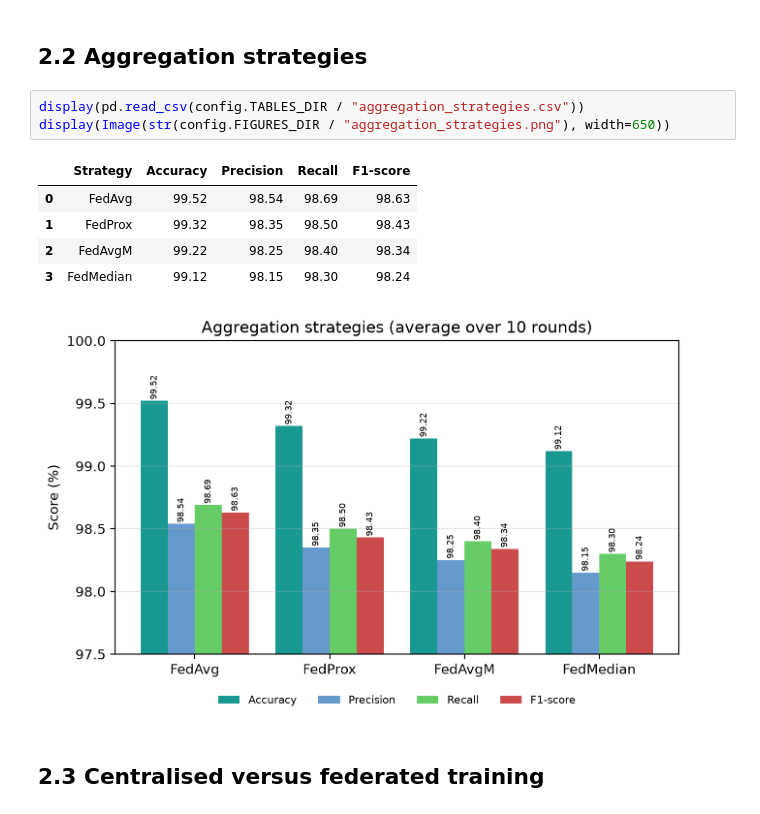
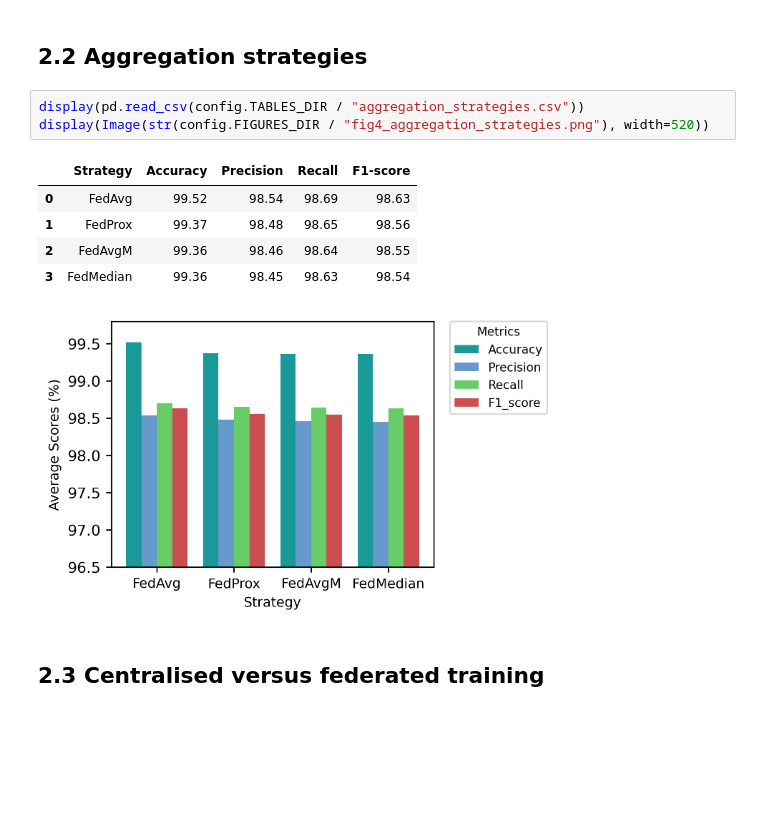
Before and after one commit to EmpireNetwork123/RS-FEDRAD-PROJECT, a Jupyter notebook: notebooks/02_reported_results.ipynb, the cells around one changed output. Saved outputs shown, nothing was run; the diff lists cells and outputs as text; blank space fills up the shorter version.

```diff
--- a/notebooks/02_reported_results.ipynb
+++ b/notebooks/02_reported_results.ipynb
@@ -49,14 +49,14 @@ average over rounds: {'Accuracy': 99.52, 'Precision': 98.54, 'Recall': 98.69, 'F
 ## 2.2 Aggregation strategies
 # %%
 display(pd.read_csv(config.TABLES_DIR / "aggregation_strategies.csv"))
-display(Image(str(config.FIGURES_DIR / "aggregation_strategies.png"), width=650))
+display(Image(str(config.FIGURES_DIR / "fig4_aggregation_strategies.png"), width=520))
 # %% [output]
 |  | Strategy | Accuracy | Precision | Recall | F1-score |
 | 0 | FedAvg | 99.52 | 98.54 | 98.69 | 98.63 |
-| 1 | FedProx | 99.32 | 98.35 | 98.50 | 98.43 |
-| 2 | FedAvgM | 99.22 | 98.25 | 98.40 | 98.34 |
-| 3 | FedMedian | 99.12 | 98.15 | 98.30 | 98.24 |
+| 1 | FedProx | 99.37 | 98.48 | 98.65 | 98.56 |
+| 2 | FedAvgM | 99.36 | 98.46 | 98.64 | 98.55 |
+| 3 | FedMedian | 99.36 | 98.45 | 98.63 | 98.54 |
-[figure, old version]
+[figure, new version]
 # %% [markdown]
 ## 2.3 Centralised versus federated training
 # %%
```
Also changed, not shown: parts of 5 cells of this notebook, 37 other files.
